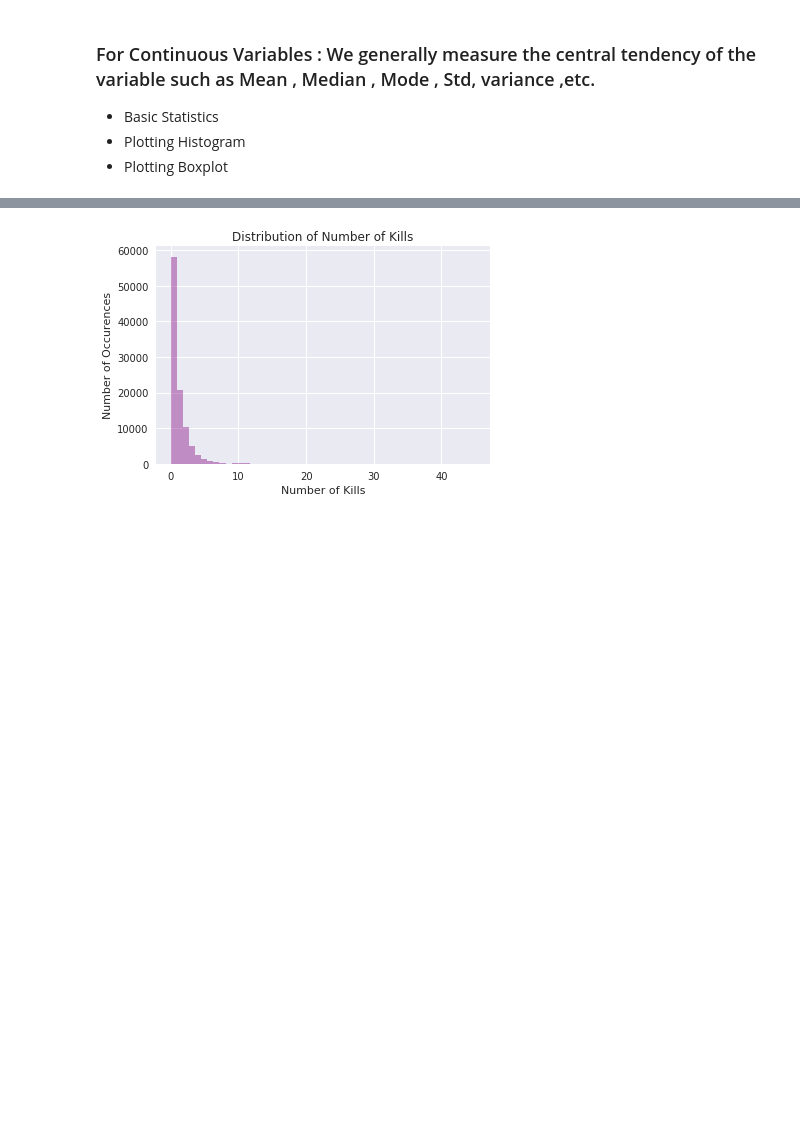
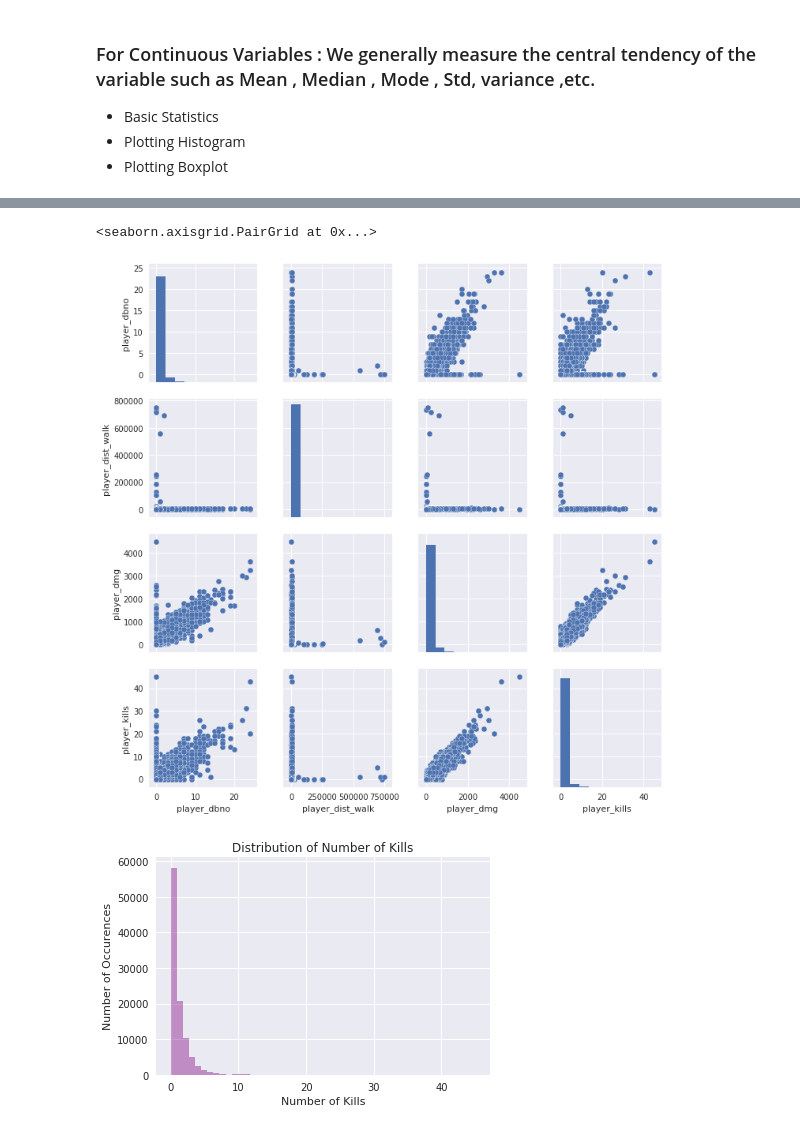
Before and after one commit to dsgiitr/dsgiitr-ml-workshop-2018, a Jupyter notebook: DSG_Workshop_PUBG.ipynb, the cells around one changed output, grey strips where cells are left out. Saved outputs shown, nothing was run; the diff lists cells and outputs as text; code cells hidden in the pictures; blank space fills up the shorter version.

```diff
--- a/DSG_Workshop_PUBG.ipynb
+++ b/DSG_Workshop_PUBG.ipynb
@@ -157,6 +188,12 @@ data.describe()
 | 50% | 43.000000 | 2.000000 | 0.000000 | 0.000000 | 0.000000 | 841.050751 | 77.000000 | ... |
 | 75% | 50.000000 | 4.000000 | 0.000000 | 1.000000 | 1887.781010 | 2052.841122 | 174.000000 | ... |
 | max | 100.000000 | 4.000000 | 9.000000 | 24.000000 | 175249.100000 | 752862.250000 | 4472.000000 | ... |
+# %%
+cont_vars = ['player_dbno', 'player_dist_walk', 'player_dmg', 'player_kills']
+sns.pairplot(data[cont_vars])
+# %% [output]
+<seaborn.axisgrid.PairGrid at 0x...>
+[figure, added]
 # %%
 #Plotting histogram for 'player_kills' variable
 sns.distplot(data['player_kills'], color="purple", kde=False)
```
Also changed, not shown: parts of 22 cells of this notebook, 4 other files.
